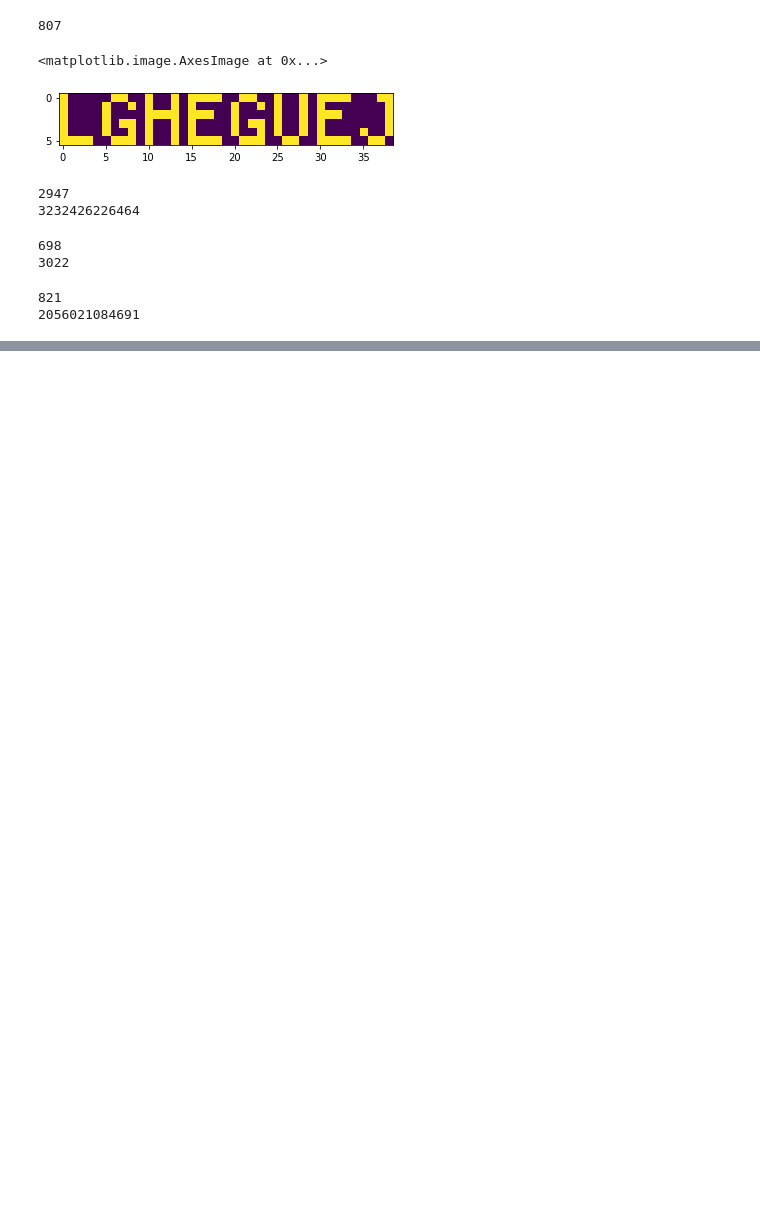
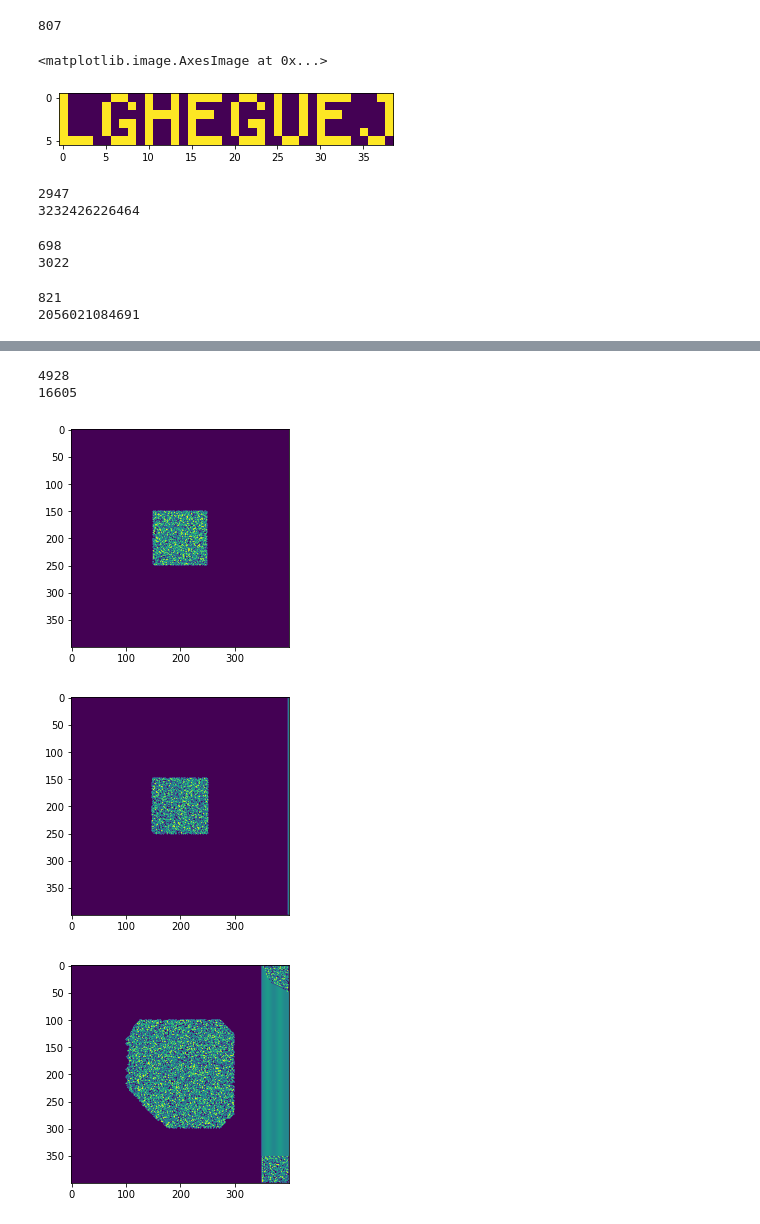
Before and after one commit to ThomasTram/AdventOfCode2021, a Jupyter notebook: AdventCalendar.ipynb, the cells around one changed output, grey strips where cells are left out. Saved outputs shown, nothing was run; the diff lists cells and outputs as text; code cells hidden in the pictures; blank space fills up the shorter version.

```diff
--- a/AdventCalendar.ipynb
+++ b/AdventCalendar.ipynb
@@ -923,0 +924,46 @@ print(dmax)
+# %%
+# Day 20
+convolution_matrix = np.array([2**n for n in range(8, -1, -1)], dtype=int).reshape((3,3))
+
+with open('day20.txt', 'r') as f:
+    img_enhance = f.readline().strip()
+    img = []
+    for line in f:
+        if not line.strip():
+            continue
+        img.append([0 if c == '.' else 1 for c in line.strip() ])
+import matplotlib.pyplot as plt
+data = np.array(img, dtype=int)
+img_enhancer = np.array([0 if c == '.' else 1 for c in img_enhance.strip() ], dtype=int)
+plt.imshow(data)
+
+shape = data.shape
+n = 150
+data2 = np.zeros((shape[0] + 2*n, shape[1] + 2*n), dtype=int)
+data2[n:-n, n:-n] = data
+plt.imshow(data2)
+
+def enhancer(data2, j, i):
+    index = np.sum(data2[(j - 1):(j + 2), (i - 1):(i + 2)]*convolution_matrix)
+    res = img_enhancer[index]
+    #if i > 180 and res > 0:
+    #    print(j, i, index, res)
+    return img_enhancer[index]
+
+data_new = data2
+for k in range(50):
+    data_old = data_new
+    data_new = np.zeros(data_old.shape, dtype=int)
+    for j in range(1, data_new.shape[0] - 1):
+        for i in range(1, data_new.shape[1] - 1):
+            data_new[j, i] = enhancer(data_old, j, i)
+    if k == 1 or k == 49:
+        plt.figure()
+        plt.imshow(data_new)
+        print(data_new[60:-60, 60:-60].sum())
+# %% [output]
+4928
+16605
+[figure, added]
+[figure, added]
+[figure, added]
```
Also changed, not shown: parts of 6 cells of this notebook, 1 other file.
